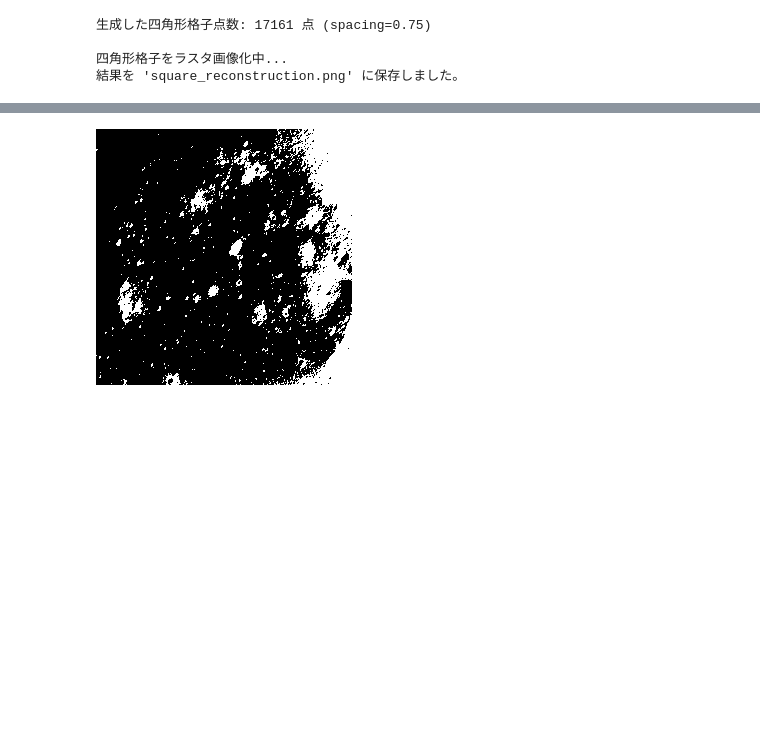
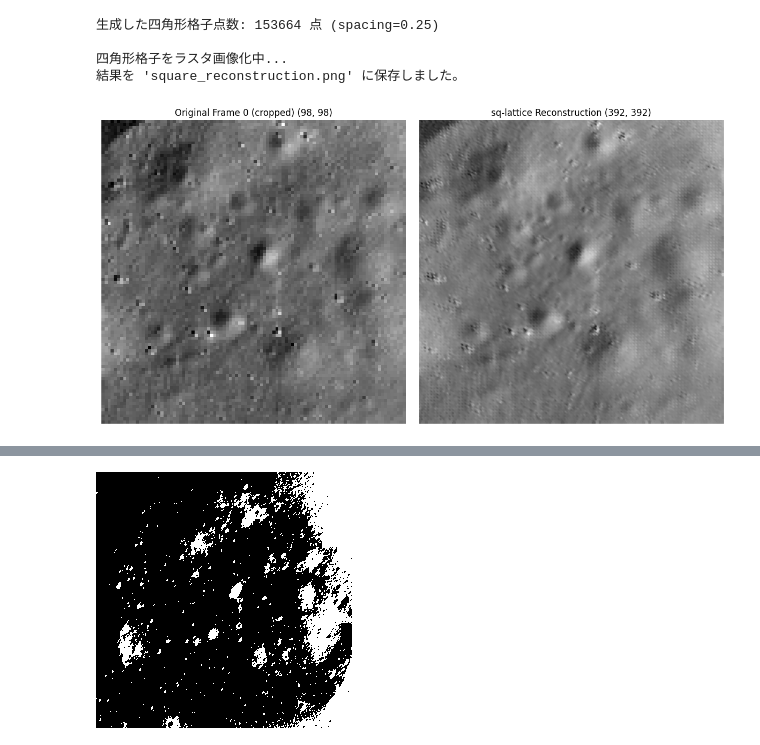
Before and after one commit to haru452/anime_super-resolution, a Jupyter notebook: hexgon.ipynb, the cells around one changed output, grey strips where cells are left out. Drawn from its saved outputs; the diff is of its cells as text; code cells hidden in the pictures; blank space fills up the shorter version.

```diff
--- a/hexgon.ipynb
+++ b/hexgon.ipynb
@@ -269,7 +257,7 @@ def generate_square_grid(h, w, spacing):
     return np.array(points)
 
 # 六角格子と同じ spacing で生成
-SQUARE_SPACING = 0.75
+SQUARE_SPACING = 0.25 #------------------------------------------------------------------------------------------ここでどれくらい超解像するか決められる
 square_points = generate_square_grid(h, w, SQUARE_SPACING)
 print(f"生成した四角形格子点数: {len(square_points)} 点 (spacing={SQUARE_SPACING})")
 
@@ -281,33 +269,65 @@ square_values = griddata((pts_x, pts_y), vals, square_points, method='linear')
 
 # 外挿（NaN）処理も同様に
 nan_mask_sq = np.isnan(square_values)
 if nan_mask_sq.any():
     square_values_nn = griddata((pts_x, pts_y), vals, square_points, method='nearest')
     square_values[nan_mask_sq] = square_values_nn[nan_mask_sq]
 
 
 # ======================================================
 # 7-2. 四角形格子をラスタ画像として描画（KDTreeで一番近い点を割り当てる）
 # ======================================================
 def rasterize_square(square_points, square_values, h, w, upscale=4):
     out_h, out_w = h * upscale, w * upscale
     yy, xx = np.meshgrid(np.arange(out_h) / upscale, np.arange(out_w) / upscale, indexing='ij')
     query_pts = np.stack([xx.ravel(), yy.ravel()], axis=-1)
 
+    # KDTreeを作成
     tree = cKDTree(square_points)
-    _, idx = tree.query(query_pts, k=1)
-    return square_values[idx].reshape(out_h, out_w)
+
+    # k=4 にして、近い順に4つの点とその距離(dist)を取得
+    dist, idx = tree.query(query_pts, k=4)
+
+    # 距離の逆数を「重み」にする（ゼロ除算を防ぐため微小な値を足す）
+    weights = 1.0 / (dist + 1e-10)
+    # 重みの合計が1になるように正規化
+    weights /= np.sum(weights, axis=-1, keepdims=True)
+
+    # 4つの点の値を重み付きで平均化（ブレンド）
+    blended_values = np.sum(square_values[idx] * weights, axis=-1)
+
+    return blended_values.reshape(out_h, out_w)
+
 
 print("\n四角形格子をラスタ画像化中...")
 raster_img_sq = rasterize_square(square_points, square_values, h, w, upscale=4)
 raster_norm_sq = cv2.normalize(raster_img_sq, None, 0, 255, cv2.NORM_MINMAX)
 raster_u8_sq = raster_norm_sq.astype(np.uint8)
 
 # 保存
 cv2.imwrite("square_reconstruction.png", raster_u8_sq)
 print("結果を 'square_reconstruction.png' に保存しました。")
+# ======================================================
+# 8. 結果の表示
+# ======================================================
+plt.figure(figsize=(12, 6))
+
+plt.subplot(1, 2, 1)
+plt.title(f"Original Frame 0 (cropped) {aligned_images[0].shape}")
+plt.imshow(aligned_images[0], cmap='gray')
+plt.axis('off')
+
+plt.subplot(1, 2, 2)
+plt.title(f"sq-lattice Reconstruction {raster_u8_sq.shape}")
+plt.imshow(raster_u8_sq, cmap='gray')
+plt.axis('off')
+
+plt.tight_layout()
+plt.savefig("sq_comparison.png", dpi=150)
+plt.show()
 # %% [output]
-生成した四角形格子点数: 17161 点 (spacing=0.75)
+生成した四角形格子点数: 153664 点 (spacing=0.25)
 
 四角形格子をラスタ画像化中...
 結果を 'square_reconstruction.png' に保存しました。
+[figure, added]
```
Also changed, not shown: parts of 12 cells of this notebook.
